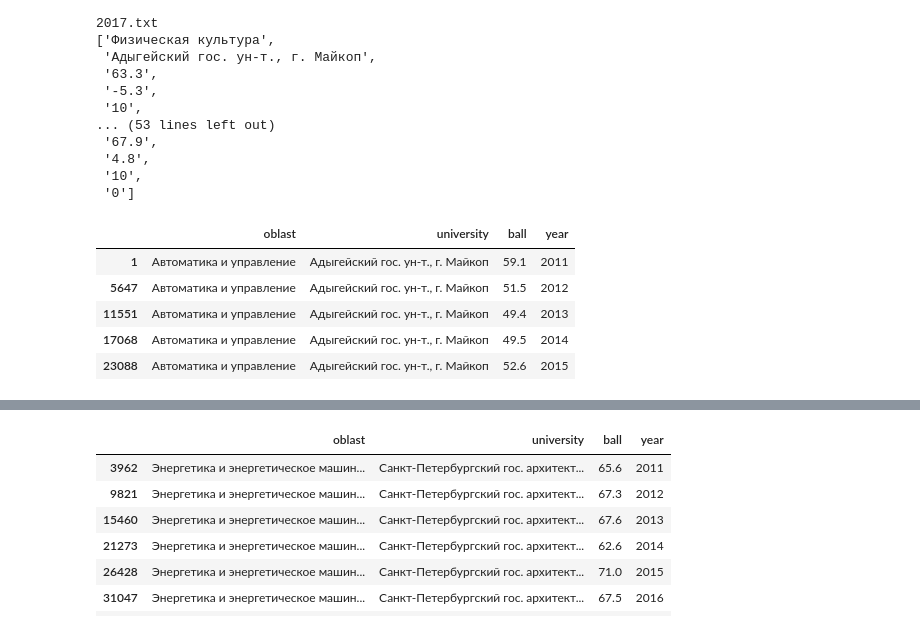
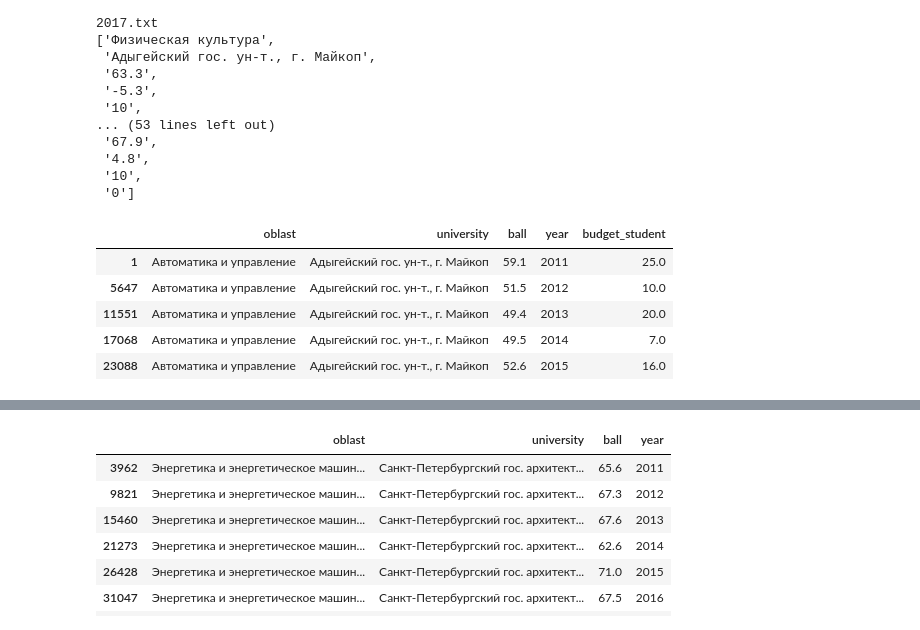
Before and after one commit to Polpolpolpolpoll/Universities, a Jupyter notebook: Untitled.ipynb, the cells around one changed output, grey strips where cells are left out. Saved outputs shown, nothing was run; the diff lists cells and outputs as text; code cells hidden in the pictures.

```diff
--- a/Untitled.ipynb
+++ b/Untitled.ipynb
@@ -1,7 +47,4 @@
 # %%
-import matplotlib.pyplot as plt
-import pandas as pd
-from pprint import pprint
 file_names = ['2011.txt', '2012.txt', '2013.txt', '2014.txt', '2015.txt', '2016.txt', '2017.txt', '2018.txt', '2019.txt']
 linii_without_end = ['\n<span id="line198572"', '\n<span id="line208034"', '\n<span id="line178017"', '\n<span id="line193702"', '\n<span id="line168945"', '\n<span id="line134083"', '\n<span id="line104273"', '\n<span id="line131510"', '\n<span id="line129229"']
 linii_without_start = ['<span id="line1353"></span>',
@@ -36,7 +79,9 @@ for filename, end, start in zip(file_names, linii_without_end, linii_without_sta
             university = data_universities_lines[i+1]
 
             ball = data_universities_lines[i+3]
-            data_universities_lst.append([oblast, university, ball, filename[:4]])
+
+            budget_students = data_universities_lines[i+5]
+            data_universities_lst.append([oblast, university, ball, filename[:4], budget_students])
 
     if filename in ['2012.txt']:
         for i in range(0, len_data_universities_lines, 11):
@@ -45,7 +90,9 @@ for filename, end, start in zip(file_names, linii_without_end, linii_without_sta
             university = data_universities_lines[i+1]
 
             ball = data_universities_lines[i+2]
-            data_universities_lst.append([oblast, university, ball, filename[:4]])
+
+            budget_students = data_universities_lines[i+4]
+            data_universities_lst.append([oblast, university, ball, filename[:4], budget_students])
 
     if filename in ['2013.txt', '2014.txt']:
         for i in range(0, len_data_universities_lines, 10):
@@ -54,7 +101,9 @@ for filename, end, start in zip(file_names, linii_without_end, linii_without_sta
             university = data_universities_lines[i+1]
 
             ball = data_universities_lines[i+2]
-            data_universities_lst.append([oblast, university, ball, filename[:4]])
+
+            budget_students = data_universities_lines[i+4]
+            data_universities_lst.append([oblast, university, ball, filename[:4], budget_students])
 
     if filename in ['2015.txt']:
         for i in range(0, len_data_universities_lines, 11):
@@ -63,7 +112,9 @@ for filename, end, start in zip(file_names, linii_without_end, linii_without_sta
             university = data_universities_lines[i+1]
 
             ball = data_universities_lines[i+2]
-            data_universities_lst.append([oblast, university, ball, filename[:4]])
+
+            budget_students = data_universities_lines[i+3]
+            data_universities_lst.append([oblast, university, ball, filename[:4], budget_students])
     if filename in ['2016.txt']:
         for i in range(0, len_data_universities_lines, 9):
             oblast = data_universities_lines[i]
@@ -71,7 +122,9 @@ for filename, end, start in zip(file_names, linii_without_end, linii_without_sta
             university = data_universities_lines[i+1]
 
             ball = data_universities_lines[i+2]
-            data_universities_lst.append([oblast, university, ball, filename[:4]])
+
+            budget_students = data_universities_lines[i+4]
+            data_universities_lst.append([oblast, university, ball, filename[:4], budget_students])
     if filename in ['2017.txt', '2018.txt', '2019.txt']:
         pprint(data_universities_lines[:20])
         for i in range(0, len_data_universities_lines, 7):
@@ -80,7 +133,9 @@ for filename, end, start in zip(file_names, linii_without_end, linii_without_sta
             university = data_universities_lines[i+1]
 
             ball = data_universities_lines[i+2]
-            data_universities_lst.append([oblast, university, ball, filename[:4]])
+
+            budget_students = data_universities_lines[i+4]
+            data_universities_lst.append([oblast, university, ball, filename[:4], budget_students])
 
     #pprint(data_universities_lst)
 # %% [output]
@@ -103,15 +158,16 @@ for filename, end, start in zip(file_names, linii_without_end, linii_without_sta
  '0']
 # %%
 df = pd.DataFrame(data_universities_lst)
-df.columns = ['oblast', 'university', 'ball', 'year']
+df.columns = ['oblast', 'university', 'ball', 'year', 'budget_student']
 df = df.sort_values(by=['university', 'oblast', 'year'])
 df['ball'] = [float(i) if i != '' else '' for i in df['ball']]
+df['budget_student'] = [float(i) if i != '' else '' for i in df['budget_student']]
 df = df[df['ball'] != '']
 df.head()
 # %% [output]
-|  | oblast | university | ball | year |
-| 1 | Автоматика и управление | Адыгейский гос. ун-т., г. Майкоп | 59.1 | 2011 |
-| 5647 | Автоматика и управление | Адыгейский гос. ун-т., г. Майкоп | 51.5 | 2012 |
-| 11551 | Автоматика и управление | Адыгейский гос. ун-т., г. Майкоп | 49.4 | 2013 |
-| 17068 | Автоматика и управление | Адыгейский гос. ун-т., г. Майкоп | 49.5 | 2014 |
-| 23088 | Автоматика и управление | Адыгейский гос. ун-т., г. Майкоп | 52.6 | 2015 |
+|  | oblast | university | ball | year | budget_student |
+| 1 | Автоматика и управление | Адыгейский гос. ун-т., г. Майкоп | 59.1 | 2011 | 25.0 |
+| 5647 | Автоматика и управление | Адыгейский гос. ун-т., г. Майкоп | 51.5 | 2012 | 10.0 |
+| 11551 | Автоматика и управление | Адыгейский гос. ун-т., г. Майкоп | 49.4 | 2013 | 20.0 |
+| 17068 | Автоматика и управление | Адыгейский гос. ун-т., г. Майкоп | 49.5 | 2014 | 7.0 |
+| 23088 | Автоматика и управление | Адыгейский гос. ун-т., г. Майкоп | 52.6 | 2015 | 16.0 |
```
Also changed, not shown: parts of 8 cells of this notebook.
